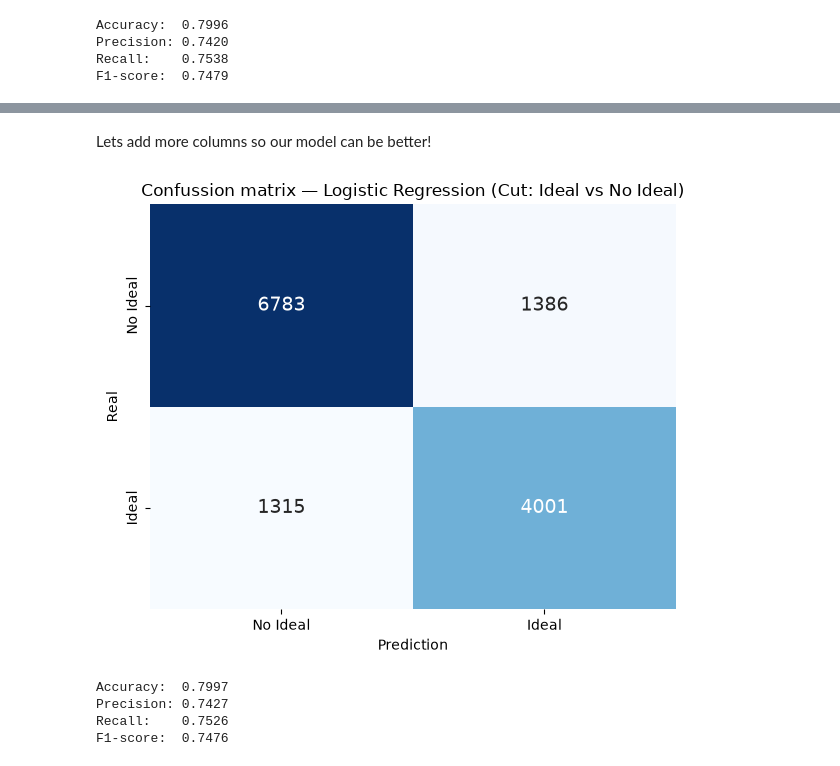
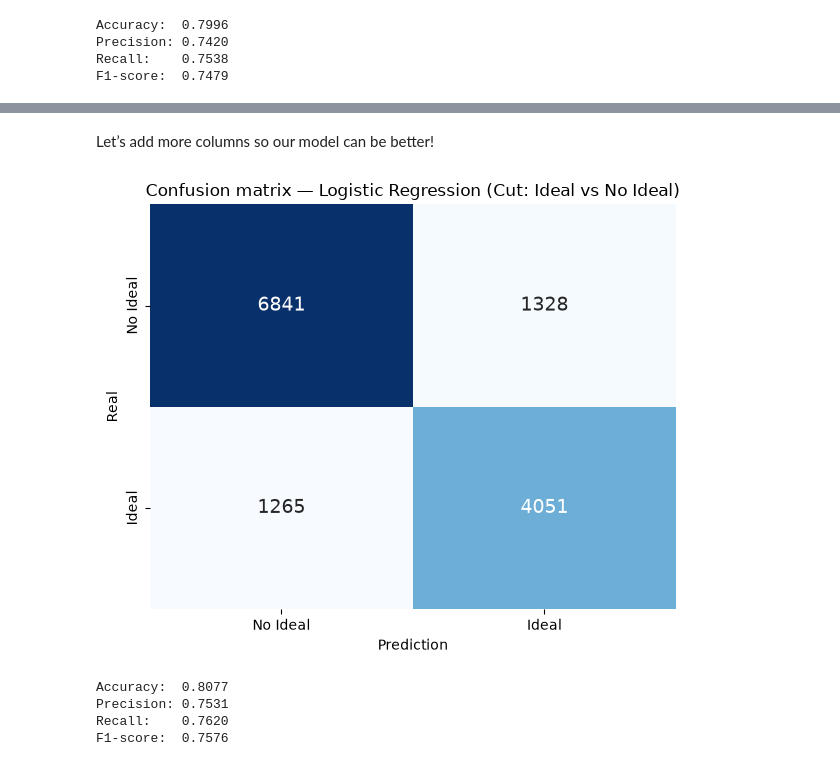
Before and after one commit to Alejoso/taller2-aprendizaje-automatico, a Jupyter notebook: regLog.ipynb, the cells around one changed output, grey strips where cells are left out. Cells and saved outputs as stored; diff of their text form; code cells hidden in the pictures.

```diff
--- a/regLog.ipynb
+++ b/regLog.ipynb
@@ -145,12 +169,21 @@ F1-score:  0.7479
 # %% [markdown]
-Lets add more columns so our model can be better!
+Let’s add more columns so our model can be better!
+# %%
+cut_order = {'Fair': 0, 'Good': 1, 'Very Good': 2, 'Premium': 3, 'Ideal': 4}
+color_order = {'J': 0, 'I': 1, 'H': 2, 'G': 3, 'F': 4, 'E': 5, 'D': 6}
+clarity_order = {'I1': 0, 'SI2': 1, 'SI1': 2, 'VS2': 3, 'VS1': 4, 'VVS2': 5, 'VVS1': 6, 'IF': 7}
 # %%
-stardard_cols = ["table"]
+stardard_cols = ["table", "x", "price"]
 robust_cols = ["depth"]
-boxcox_cols = ["carat"]
+boxcox_cols = []
+cat_cols = ["clarity"]
 
-X = df[stardard_cols + robust_cols + boxcox_cols]
+X = df[stardard_cols + robust_cols + boxcox_cols + cat_cols]
 y = df["is_ideal"]
+
+X['clarity_encoded'] = X['clarity'].map(clarity_order)
+
+encoded_cols = ["clarity_encoded"]
 
 standard_pipeline = Pipeline([
     ("imputer", SimpleImputer(strategy="mean")),
@@ -162,51 +195,46 @@ robust_pipeline = Pipeline([
     ("scaler", RobustScaler()),
 ])
 
-boxcox_pipeline = Pipeline([
-    ("imputer", SimpleImputer(strategy="median")),
-    ("boxcox", PowerTransformer(method="box-cox", standardize=True)),
-])
-
 preprocess = ColumnTransformer([
     ("standard", standard_pipeline, stardard_cols),
     ("robust", robust_pipeline, robust_cols),
-    ("box-cox", boxcox_pipeline, boxcox_cols),
+    ("ordinal", "passthrough", encoded_cols),
 ])
 
 model = Pipeline([
     ("preprocess", preprocess),
     ("regression", LogisticRegression()),
 ])
 
 X_train, X_test, y_train, y_test = train_test_split(X, y, test_size=0.25, random_state=777)
 
 model.fit(X_train, y_train) # Here we fit and transform the information
-y_pred = model.predict(X_test) # Here we only trasnform and predict
+y_pred = model.predict(X_test) # Here we only transform and predict
 
 # Metrics
 cm = confusion_matrix(y_test, y_pred)
 acc = accuracy_score(y_test, y_pred)
 prec = precision_score(y_test, y_pred)
 rec = recall_score(y_test, y_pred)
 f1 = f1_score(y_test, y_pred)
 
 plt.figure(figsize=(6, 5))
 sns.heatmap(cm, annot=True, fmt='d', cmap='Blues',
             xticklabels=['No Ideal', 'Ideal'],
             yticklabels=['No Ideal', 'Ideal'],
             cbar=False, annot_kws={'size': 14})
 plt.xlabel('Prediction')
 plt.ylabel('Real')
-plt.title('Confussion matrix — Logistic Regression (Cut: Ideal vs No Ideal)')
+plt.title('Confusion matrix — Logistic Regression (Cut: Ideal vs No Ideal)')
 plt.tight_layout()
 plt.show()
 print(f"Accuracy:  {acc:.4f}")
 print(f"Precision: {prec:.4f}")
 print(f"Recall:    {rec:.4f}")
 print(f"F1-score:  {f1:.4f}")
 # %% [output]
-[figure, old version]
+[figure, new version]
-Accuracy:  0.7997
-Precision: 0.7427
-Recall:    0.7526
-F1-score:  0.7476
+Accuracy:  0.8077
+Precision: 0.7531
+Recall:    0.7620
+F1-score:  0.7576
```
Also changed, not shown: parts of 8 cells of this notebook, 2 other files.
